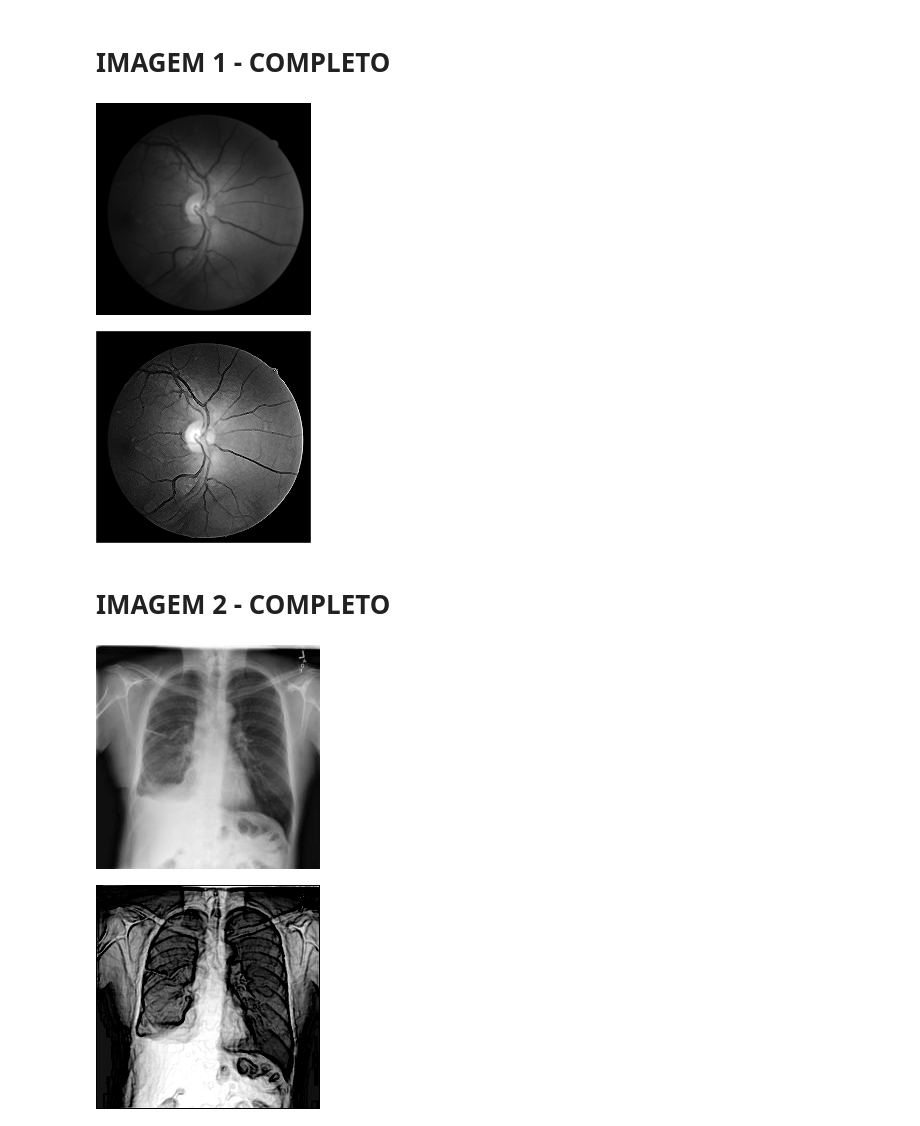
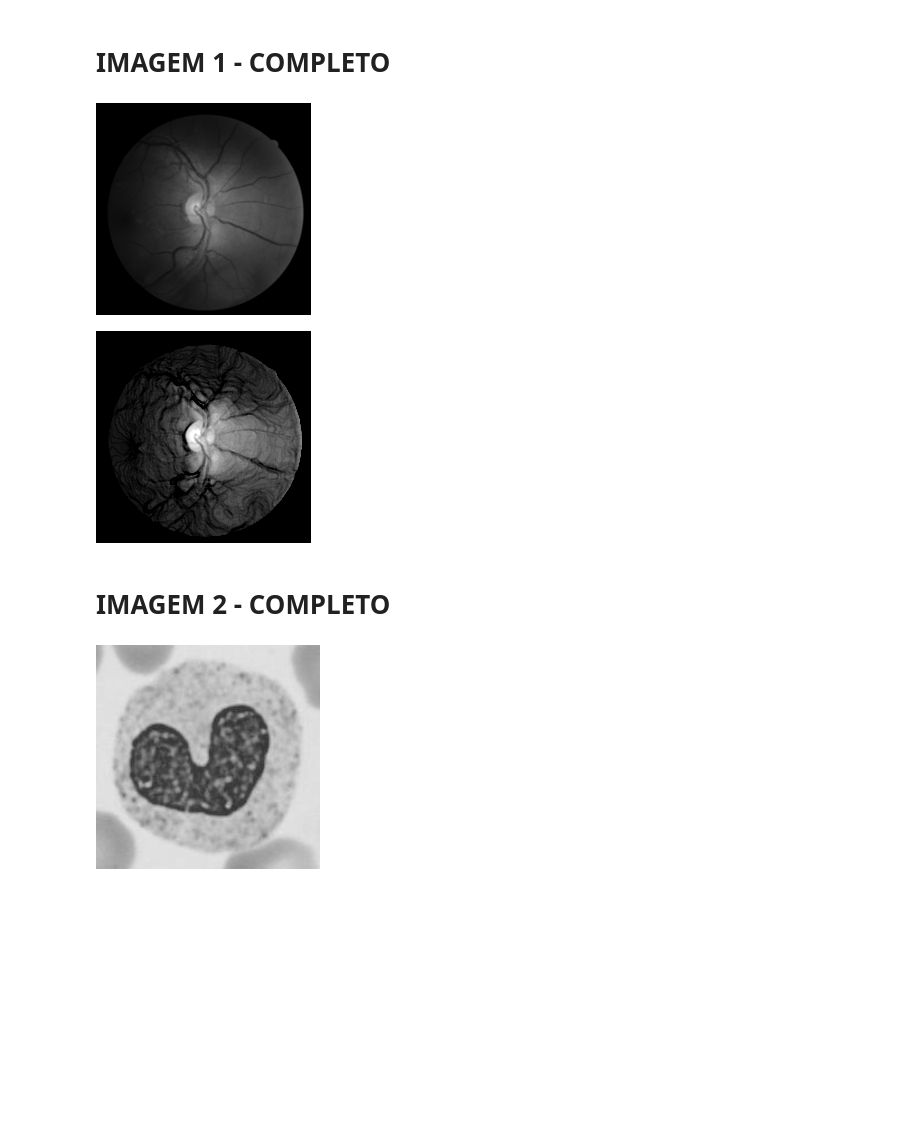
Before and after one commit to hoffera/PDI-Opera-es_Pontuais_e_Filtragem_Espacial, a Jupyter notebook: Projeto_M1_–_Operações_Pontuais_e_Filtragem_Espacial.ipynb, the cells around one changed output. Cells and saved outputs as stored; diff of their text form; code cells hidden in the pictures; blank space fills up the shorter version.

```diff
--- a/Projeto_M1_–_Operações_Pontuais_e_Filtragem_Espacial.ipynb
+++ b/Projeto_M1_–_Operações_Pontuais_e_Filtragem_Espacial.ipynb
@@ -215,3 +214,12 @@ def filtro_mediana(img):
   img_mediana = medianFilter(img, mean_3x3, padding=True)
 
   return img_mediana
+# %%
+def filtro_mediana5(img):
+
+  mean_5x5 = np.ones((5, 5))/25
+
+
+  img_mediana = medianFilter(img, mean_5x5, padding=True)
+
+  return img_mediana
@@ -302,7 +318,7 @@ cv2_imshow(imagem_1_highboost)
 # %% [markdown]
 # IMAGEM 1 - COMPLETO
 # %%
-imagem_1 = cv2.imread('/content/fundus_5.png',1)
+imagem_1 = cv2.imread('/content/imagem1.png',1)
 
 
 #APLICANDO GRAYSCALE
@@ -320,12 +336,12 @@ imagem_1_equalizada = eq_hist(imagem_1_sal_pimenta)
 
 #APLICANDO GAMMA
 
-imagem_1_gamma = filter_gamma(imagem_1_equalizada,1, 1.5)
+imagem_1_gamma = filtro_gamma(imagem_1_equalizada,1, 1.5)
 
 
 # APLICANDO MEDIANA
 
-imagem_1_mediana = filtro_mediana(imagem_1_gamma)
+imagem_1_mediana = filtro_mediana7(imagem_1_gamma)
 
 # APLICANDO GAUSSIANO
 
@@ -333,11 +349,11 @@ imagem_1_mediana = filtro_mediana(imagem_1_gamma)
 
 #APLICANDO SOBEL
 
-# imagem_1_sobel = sobel(imagem_1_mediana)
+imagem_1_sobel = sobel(imagem_1_mediana)
 
 #aplicando laplace
 
-imagem_1_sobel = filtro_laplaciano(imagem_1_mediana)
+# imagem_1_sobel = filtro_laplaciano(imagem_1_mediana)
 
 #APLICANDO HIGH-BOOST
 
@@ -347,50 +363,62 @@ imagem_1_highboost = highboost(imagem_1_grayscale, imagem_1_sobel, 1.5)
 cv2_imshow(imagem_1_highboost)
 # %% [output]
 [figure]
-[figure, old version]
+[figure, new version]
 # %% [markdown]
 # IMAGEM 2 - COMPLETO
 # %%
-imagem_2 = cv2.imread('/content/imagem_8.jpg',1)
-
+imagem_2 = cv2.imread('/content/blood_2_0.png',1)
+# cv2_imshow(imagem_2)
 
 #APLICANDO GRAYSCALE
 
 imagem_2_grayscale = grayscale(imagem_2)
+# print(f'\GRAYSCALE:')
 cv2_imshow(imagem_2_grayscale)
 #APLICANDO SAL PIMENTA
+
+# print(f'\SAL:')
 imagem_2_sal_pimenta = salpimenta(imagem_2_grayscale)
-
+# cv2_imshow(imagem_2_sal_pimenta)
 
 #APLICANDO EQUALIZAÇÃO
 
+# print(f'\EQUALIZAÇÃO:')
 imagem_2_equalizada = eq_hist(imagem_2_sal_pimenta)
-
+# cv2_imshow(imagem_2_equalizada)
 
 #APLICANDO GAMMA
 
-imagem_2_gamma = filter_gamma(imagem_2_equalizada, 1, 1.2)
+# print(f'\GAMMA:')
+imagem_2_gamma = filtro_gamma(imagem_2_equalizada, 1, 0.5)
+# cv2_imshow(imagem_2_gamma)
 
-#  APLICANDO MEDIANA
+#APLICANDO MEDIANA
 
-imagem_2_mediana = filtro_mediana(imagem_2_gamma)
+# print(f'\MEDIANA:')
+imagem_2_mediana = filtro_mediana5(imagem_2_gamma)
+# cv2_imshow(imagem_2_mediana)
 
-#APLICANDO GAUSSIANO
 
+# #APLICANDO GAUSSIANO
+
+# print(f'\GAUSSIANO:')
 # imagem_2_mediana = filtro_gaussiano(imagem_2_gamma)
+# cv2_imshow(imagem_2_sal_pimenta)
 
 #APLICANDO SOBEL
+# print(f'\SOBEL:')
+imagem_2_sobel = sobel(imagem_2_mediana)
+# cv2_imshow(imagem_2_sobel)
 
-imagem_2_sobel = sobel(imagem_2_mediana)
-
-#aplicando laplace
-
+# #aplicando laplace
+# print(f'\laplace:')
 # imagem_2_sobel = filtro_laplaciano(imagem_2_mediana)
+# cv2_imshow(imagem_2_sobel)
 
 #APLICANDO HIGH-BOOST
-
-imagem_2_highboost = highboost(imagem_2_grayscale, imagem_2_sobel, 1.2)
+print(f'\HIGH:')
+imagem_2_highboost = highboost(imagem_2_grayscale, imagem_2_sobel, 1.5)
 cv2_imshow(imagem_2_highboost)
 # %% [output]
-[figure, old version]
+[figure, new version]
-[figure, removed]
```
Also changed, not shown: parts of 9 cells of this notebook.
